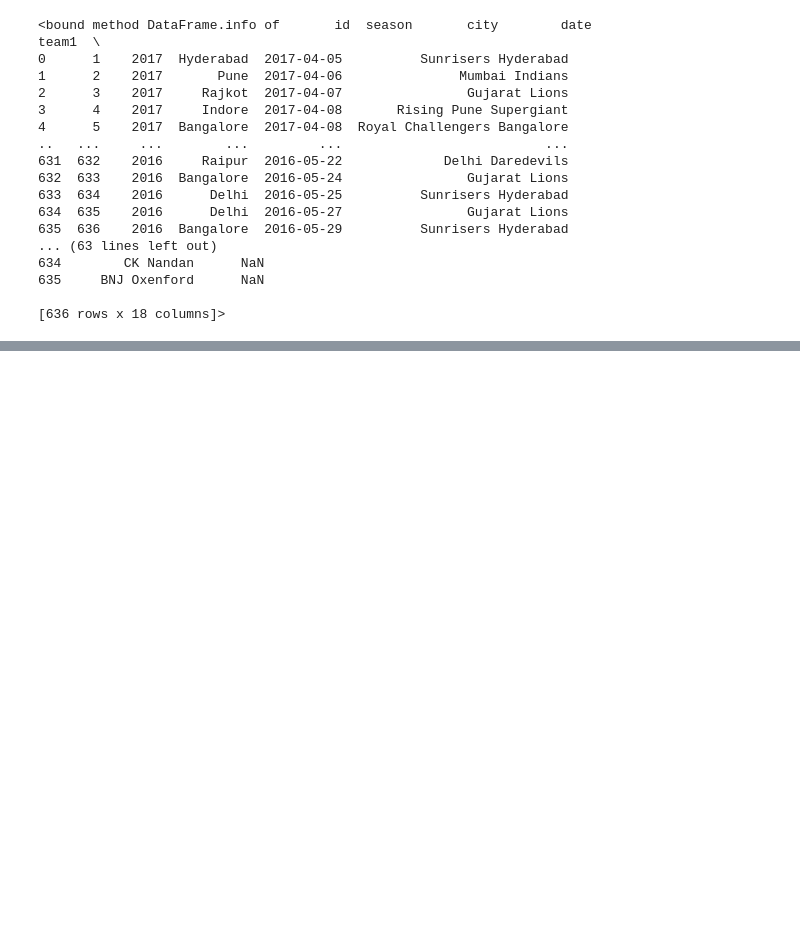
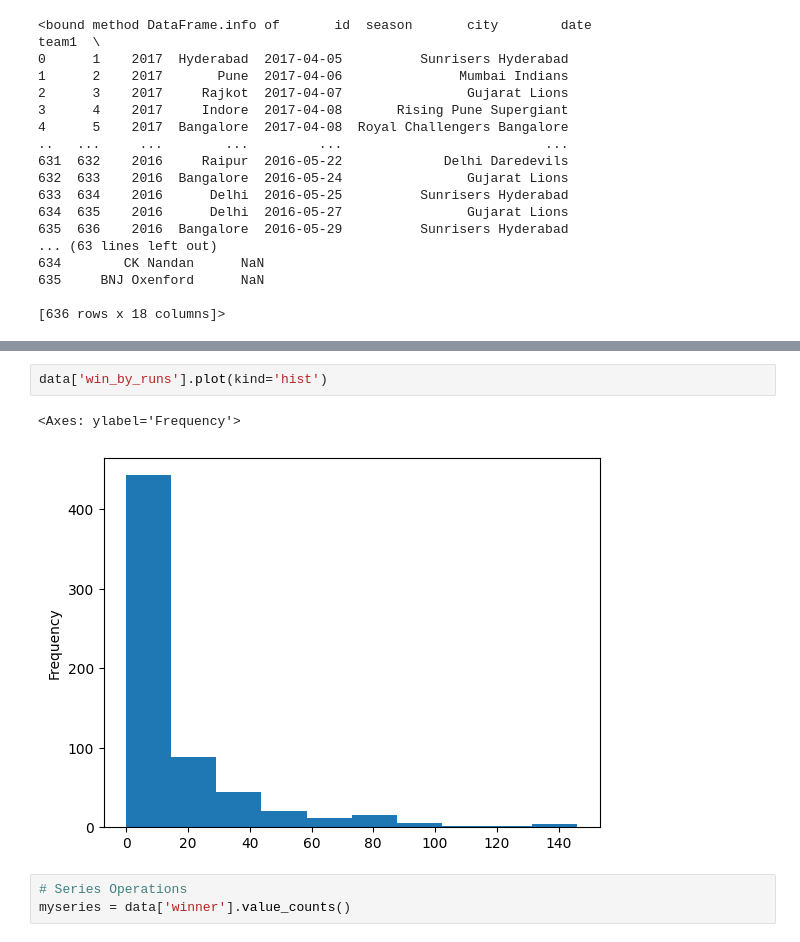
Before and after one commit to Radhe3108/NumPy, a Jupyter notebook: pandas_tutoorial.ipynb, the cells around one changed output, grey strips where cells are left out. Saved outputs shown, nothing was run; the diff lists cells and outputs as text; blank space fills up the shorter version.

```diff
--- a/pandas_tutoorial.ipynb
+++ b/pandas_tutoorial.ipynb
@@ -78,0 +257,8 @@ data.info
+# %%
+data['win_by_runs'].plot(kind='hist')
+# %% [output]
+<Axes: ylabel='Frequency'>
+[figure, added]
+# %%
+# Series Operations
+myseries = data['winner'].value_counts()
```
Also changed, not shown: parts of 57 cells of this notebook.
